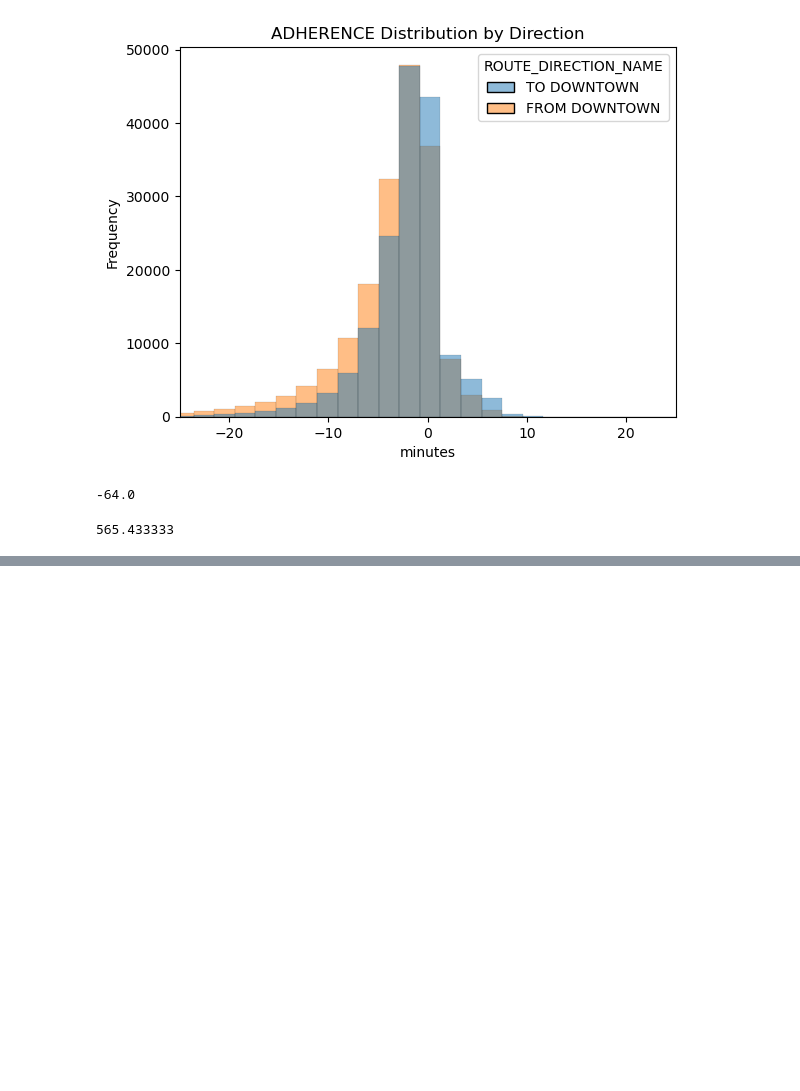
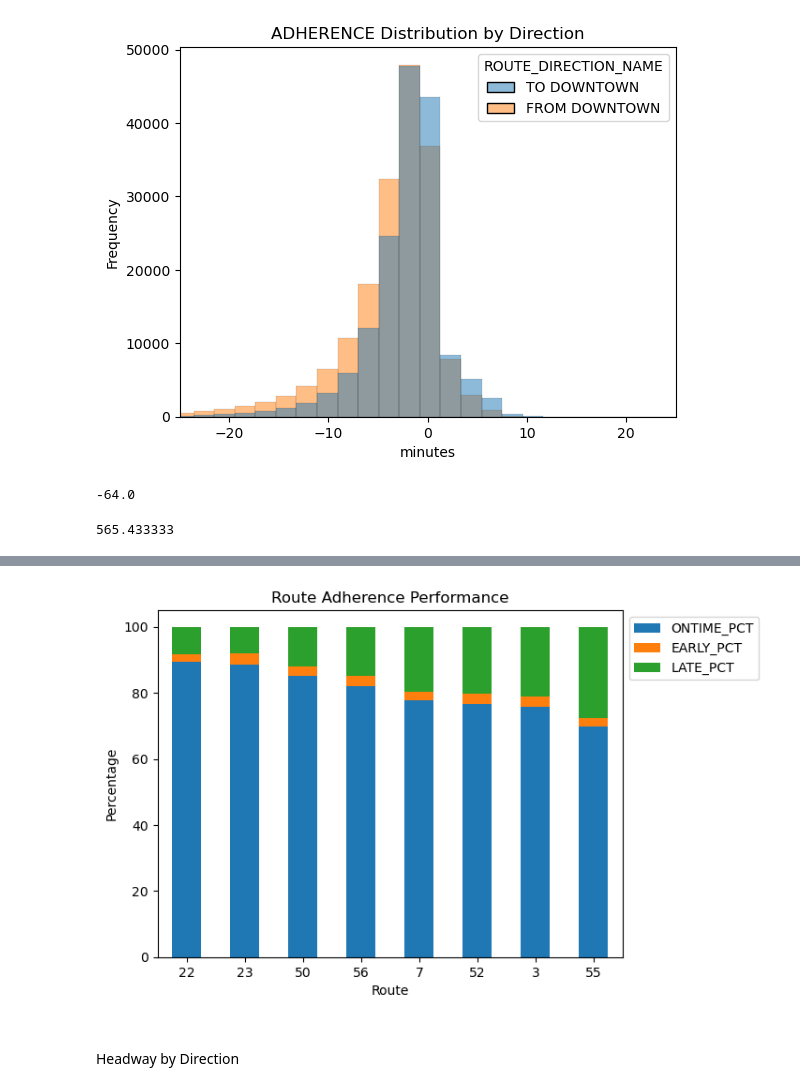
Before and after one commit to NSS-Data-Analytics-Cohort-11/wego-caesars-legion, a Jupyter notebook: notebooks/WeGo Data Introduction.ipynb, the cells around one changed output, grey strips where cells are left out. Cells and saved outputs as stored; diff of their text form; code cells hidden in the pictures; blank space fills up the shorter version.

```diff
--- a/notebooks/WeGo Data Introduction.ipynb
+++ b/notebooks/WeGo Data Introduction.ipynb
@@ -415,0 +583,2 @@ wego['HDWY_DEV'].max()
+# %%
+route_adher = wego.groupby('ROUTE_ABBR')[['ADJUSTED_ONTIME_COUNT', 'ADJUSTED_LATE_COUNT', 'ADJUSTED_EARLY_COUNT']].sum()
@@ -415,0 +598,6 @@ wego['HDWY_DEV'].max()
+# %%
+route_adher['TOTALS'] = route_adher.sum(axis=1)
+# %%
+route_adher.loc[:, 'ONTIME_PCT'] =route_adher['ADJUSTED_ONTIME_COUNT'] / route_adher['TOTALS'] * 100
+route_adher.loc[:, 'EARLY_PCT'] = route_adher['ADJUSTED_EARLY_COUNT'] / route_adher['TOTALS'] * 100
+route_adher.loc[:, 'LATE_PCT'] = route_adher['ADJUSTED_LATE_COUNT'] / route_adher['TOTALS'] * 100
@@ -415,0 +615,15 @@ wego['HDWY_DEV'].max()
+# %%
+
+ax = (
+   route_adher[['ONTIME_PCT', 'EARLY_PCT', 'LATE_PCT']]
+).sort_values('ONTIME_PCT', ascending=False).plot(kind='bar', stacked=True)
+ax.set(title = 'Route Adherence Performance',
+        xlabel = 'Route',
+       ylabel = 'Percentage')
+ax.legend(bbox_to_anchor=(1, 1))
+ax.tick_params(axis='x', rotation=0)
+# %% [output]
+[figure, added]
+# %% [markdown]
+#
+Headway by Direction
```
Also changed, not shown: parts of 116 cells of this notebook.
